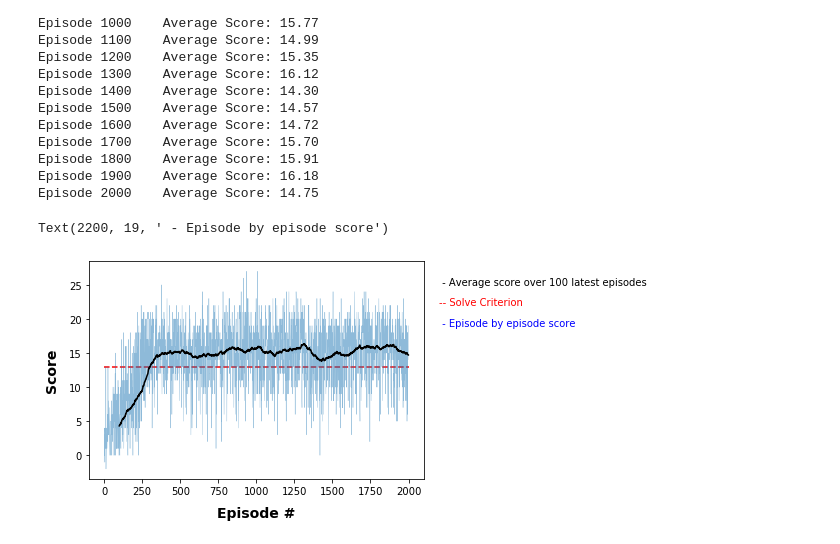
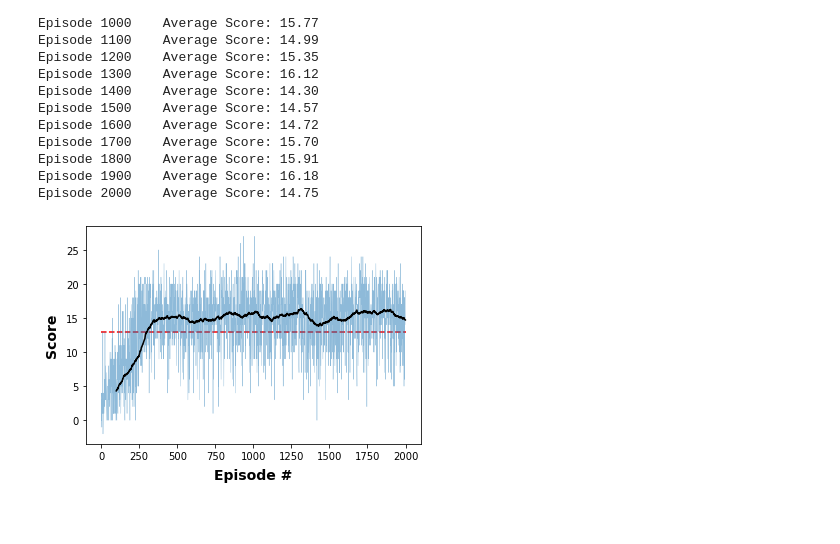
Before and after one commit to andrefmsmith/drlnd_NavigationSubmission, a Jupyter notebook: TrainingCode.ipynb, the cells around one changed output. Saved outputs shown, nothing was run; the diff lists cells and outputs as text; code cells hidden in the pictures; blank space fills up the shorter version.

```diff
--- a/TrainingCode.ipynb
+++ b/TrainingCode.ipynb
@@ -355,15 +355,12 @@ roll_avg = [np.average(scores[i-99:i]) for i in range(99,len(scores))]
 # %%
 fig = plt.figure()
 ax = fig.add_subplot(111)
 plt.plot(np.arange(len(scores)), scores, lw = 0.4, alpha =0.5);
-plt.ylabel('Score', fontweight='bold', fontsize=14, labelpad=10);
-plt.xlabel('Episode #', fontweight='bold', fontsize=14, labelpad=10);
+plt.ylabel('Score', fontweight='bold', fontsize=14, labelpad=7);
+plt.xlabel('Episode #', fontweight='bold', fontsize=14, labelpad=7);
 plt.hlines(y=13.0, xmin=0, xmax=2000, linestyle={'dashed'}, color = 'red')
 plt.plot(range(99,len(scores)),roll_avg, color='k');
-plt.text(2200, 25, ' - Average score over 100 latest episodes', color='k');
-plt.text(2200, 22, '-- Solve Criterion', color='red');
-plt.text(2200, 19, ' - Episode by episode score', color='b');
+plt.savefig('solve_plot.png')
 #plt.show()
 # %% [output]
-Text(2200, 19, ' - Episode by episode score')
-[figure, old version]
+[figure, new version]
```
Also changed, not shown: parts of 1 cell of this notebook, 1 other file.
